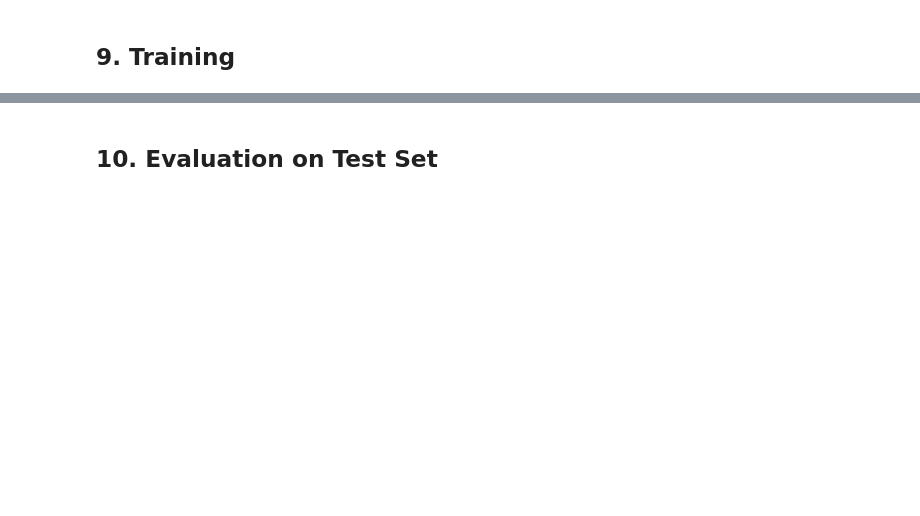
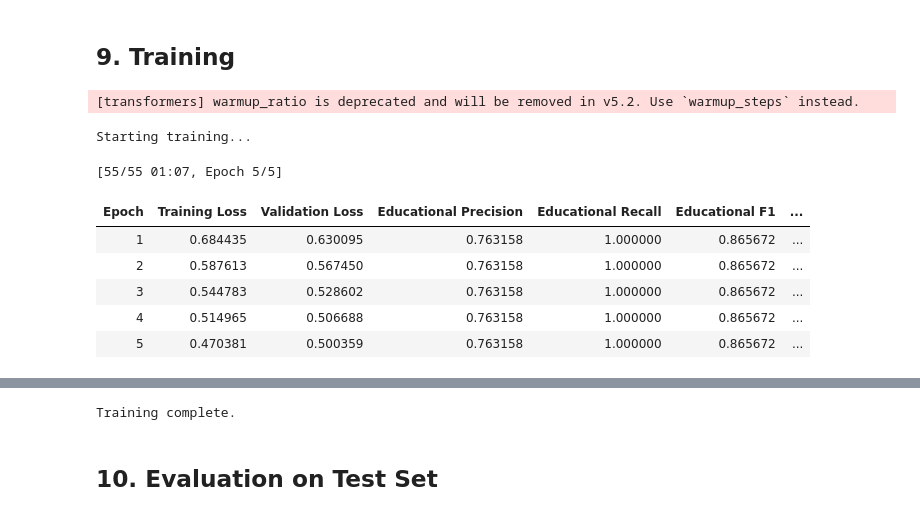
Before and after one commit to abiolalawal14/Abiyamo, a Jupyter notebook: notebooks/phase2_intent_classifier.ipynb, the cells around one changed output, grey strips where cells are left out. Cells and saved outputs as stored; diff of their text form; code cells hidden in the pictures; blank space fills up the shorter version.

```diff
--- a/notebooks/phase2_intent_classifier.ipynb
+++ b/notebooks/phase2_intent_classifier.ipynb
@@ -286,32 +365,42 @@ def compute_metrics(eval_pred):
 
     return results
 
 
 training_args = TrainingArguments(
     output_dir=OUTPUT_DIR,
     num_train_epochs=NUM_EPOCHS,
     per_device_train_batch_size=BATCH_SIZE,
     per_device_eval_batch_size=BATCH_SIZE,
     learning_rate=LEARNING_RATE,
-    evaluation_strategy="epoch",
-    save_strategy="epoch",
+    eval_strategy="epoch", # Changed from evaluation_strategy
+    save_strategy="epoch", # Changed from save_strategy
     load_best_model_at_end=True,
     metric_for_best_model="eval_loss",
     logging_steps=10,
     warmup_ratio=0.1,
     weight_decay=0.01,
     fp16=torch.cuda.is_available(),  # FP16 only on GPU; causes errors on CPU
     report_to="none",                # suppress wandb / tensorboard prompts
 )
 
 trainer = Trainer(
     model=model,
     args=training_args,
     train_dataset=train_dataset,
     eval_dataset=val_dataset,
     compute_metrics=compute_metrics,
 )
 
 print("Starting training...")
 trainer.train()
 print("\nTraining complete.")
+# %% [output]
+[transformers] warmup_ratio is deprecated and will be removed in v5.2. Use `warmup_steps` instead.
+Starting training...
+[55/55 01:07, Epoch 5/5]
+| Epoch | Training Loss | Validation Loss | Educational Precision | Educational Recall | Educational F1 | ... |
+| 1 | 0.684435 | 0.630095 | 0.763158 | 1.000000 | 0.865672 | ... |
+| 2 | 0.587613 | 0.567450 | 0.763158 | 1.000000 | 0.865672 | ... |
+| 3 | 0.544783 | 0.528602 | 0.763158 | 1.000000 | 0.865672 | ... |
+| 4 | 0.514965 | 0.506688 | 0.763158 | 1.000000 | 0.865672 | ... |
+| 5 | 0.470381 | 0.500359 | 0.763158 | 1.000000 | 0.865672 | ... |
@@ -318,3 +412,4 @@ print("\nTraining complete.")
+Training complete.
 # %% [markdown]
 ## 10. Evaluation on Test Set
 # %%
```
Also changed, not shown: parts of 15 cells of this notebook.
